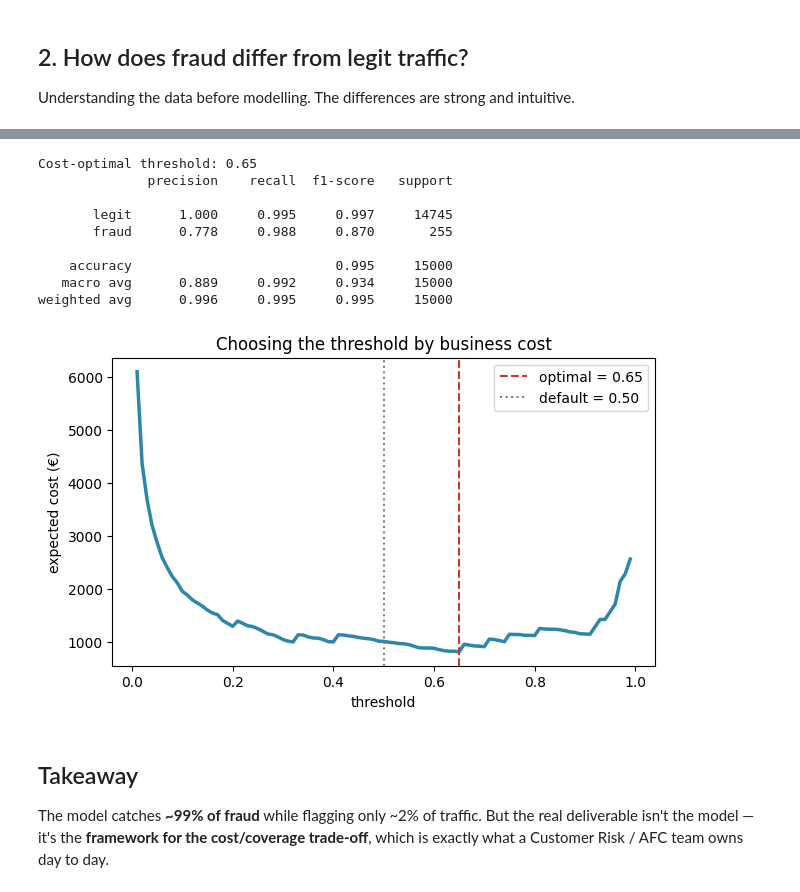
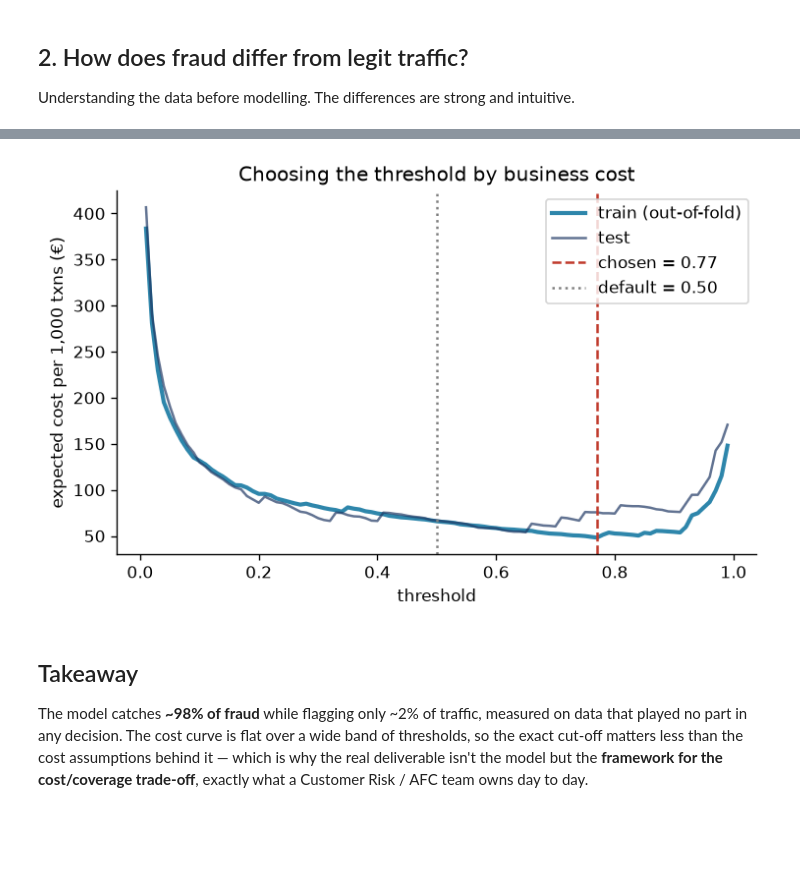
Before and after one commit to Ehsan-Ghoreishi/fraud-detection, a Jupyter notebook: notebooks/fraud_detection_walkthrough.ipynb, the cells around one changed output, grey strips where cells are left out. Saved outputs shown, nothing was run; the diff lists cells and outputs as text; code cells hidden in the pictures; blank space fills up the shorter version.

```diff
--- a/notebooks/fraud_detection_walkthrough.ipynb
+++ b/notebooks/fraud_detection_walkthrough.ipynb
@@ -71,0 +94,3 @@ Logistic regression with `class_weight='balanced'` inside a leakage-free pipelin
+# %%
+threshold, cv_costs = choose_threshold(y_train, oof[best])
+print(f"Cost-optimal threshold ({best}): {threshold:.2f}")
@@ -72,10 +101,7 @@ Logistic regression with `class_weight='balanced'` inside a leakage-free pipelin
 # %%
-model = Pipeline([
-    ('scaler', StandardScaler()),
-    ('clf', LogisticRegression(max_iter=1000, class_weight='balanced', random_state=42)),
-])
-model.fit(X_train, y_train)
+model = models[best].fit(X_train, y_train)
 proba = model.predict_proba(X_test)[:, 1]
-print(f'ROC-AUC: {roc_auc_score(y_test, proba):.4f}')
-print(f'PR-AUC:  {average_precision_score(y_test, proba):.4f}')
+preds = (proba >= threshold).astype(int)
+print(f"Test PR-AUC: {average_precision_score(y_test, proba):.4f}\n")
+print(classification_report(y_test, preds, target_names=["legit", "fraud"], digits=3))
 # %% [output]
@@ -88,28 +118,25 @@ A missed fraud costs ~€150; a false alarm ~€5. We pick the threshold that mi
-# %%
-threshold, cost_table = choose_threshold(y_test, proba)
-print(f'Cost-optimal threshold: {threshold:.2f}')
-preds = (proba >= threshold).astype(int)
-print(classification_report(y_test, preds, target_names=['legit','fraud'], digits=3))
-# %% [output]
-Cost-optimal threshold: 0.65
-              precision    recall  f1-score   support
-
-       legit      1.000     0.995     0.997     14745
-       fraud      0.778     0.988     0.870       255
-
-    accuracy                          0.995     15000
-   macro avg      0.889     0.992     0.934     15000
-weighted avg      0.996     0.995     0.995     15000
 # %%
-fig, ax = plt.subplots(figsize=(7,4))
-ax.plot(cost_table.threshold, cost_table.cost, color='#2E86AB', lw=2.5)
-ax.axvline(threshold, color='#C0392B', ls='--', label=f'optimal = {threshold:.2f}')
-ax.axvline(0.5, color='gray', ls=':', label='default = 0.50')
-ax.set_xlabel('threshold'); ax.set_ylabel('expected cost (€)')
-ax.set_title('Choosing the threshold by business cost'); ax.legend(); plt.show()
+test_costs = cost_curve(y_test, proba)
+fig, ax = plt.subplots(figsize=(7, 4))
+ax.plot(cv_costs.threshold, cv_costs.cost / len(y_train) * 1000,
+        color="#2E86AB", lw=2.5, label="train (out-of-fold)")
+ax.plot(test_costs.threshold, test_costs.cost / len(y_test) * 1000,
+        color="#1F3864", lw=1.5, alpha=0.7, label="test")
+ax.axvline(threshold, color="#C0392B", ls="--", label=f"chosen = {threshold:.2f}")
+ax.axvline(0.5, color="gray", ls=":", label="default = 0.50")
+ax.set_xlabel("threshold")
+ax.set_ylabel("expected cost per 1,000 txns (€)")
+ax.set_title("Choosing the threshold by business cost")
+ax.legend()
+plt.show()
 # %% [output]
-[figure, old version]
+[figure, new version]
 # %% [markdown]
 ## Takeaway
 
-The model catches **~99% of fraud** while flagging only ~2% of traffic. But the real deliverable isn't the model — it's the **framework for the cost/coverage trade-off**, which is exactly what a Customer Risk / AFC team owns day to day.
+The model catches **~98% of fraud** while flagging only ~2% of traffic,
+measured on data that played no part in any decision. The cost curve is
+flat over a wide band of thresholds, so the exact cut-off matters less than
+the cost assumptions behind it — which is why the real deliverable isn't
+the model but the **framework for the cost/coverage trade-off**, exactly
+what a Customer Risk / AFC team owns day to day.
```
Also changed, not shown: parts of 16 cells of this notebook.
